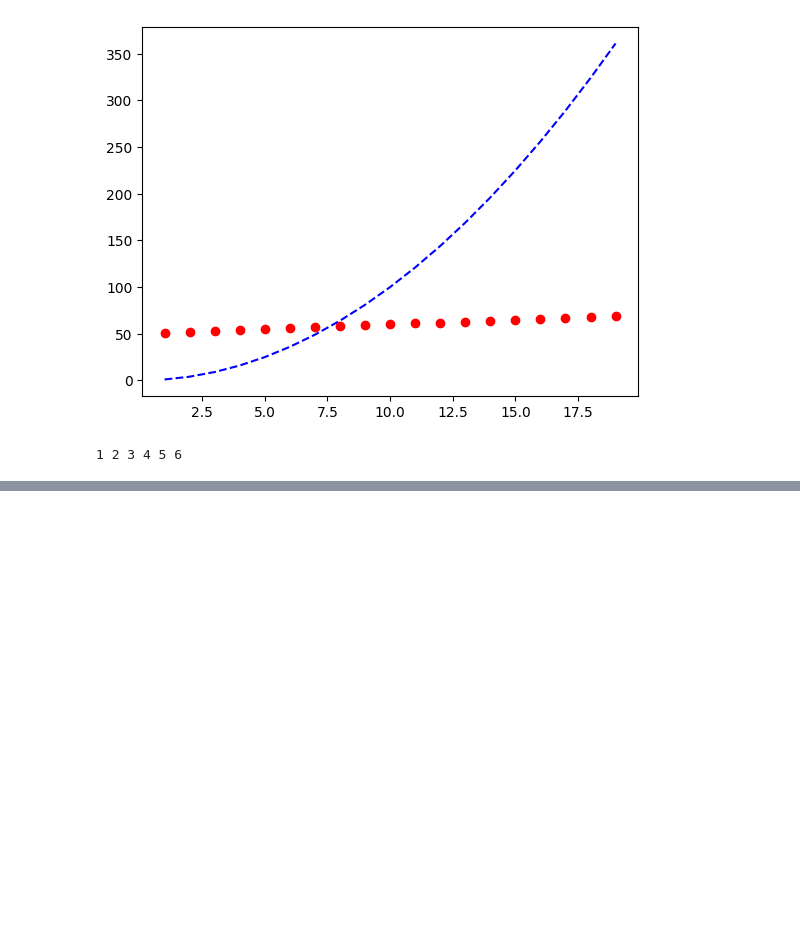
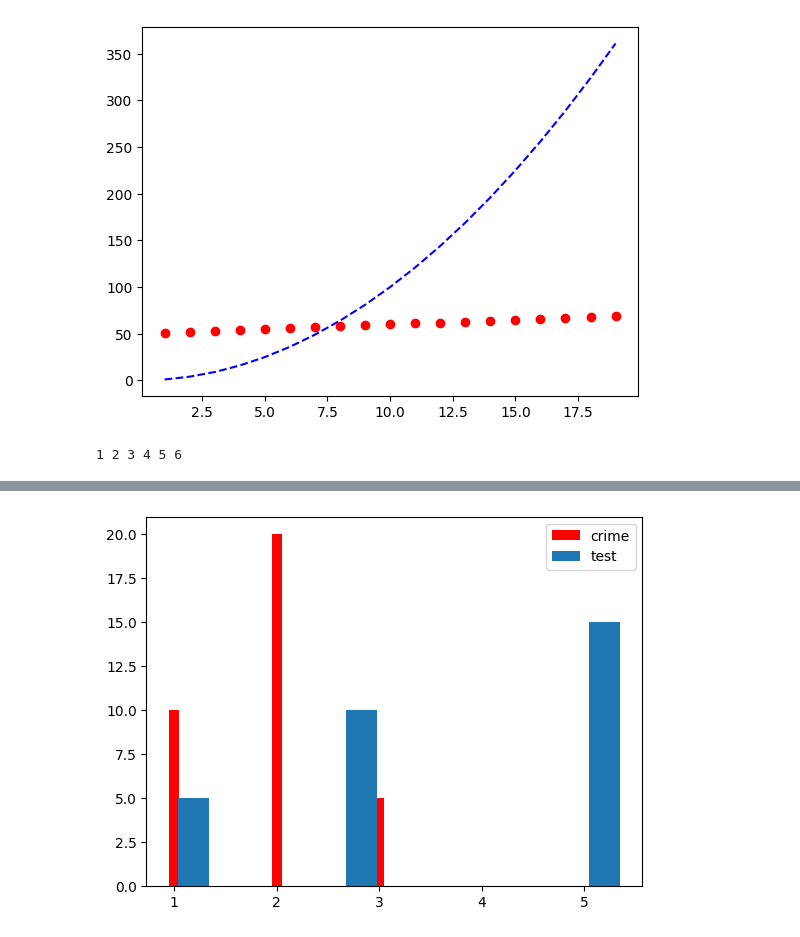
Before and after one commit to vinodlearning/PythonDSA, a Jupyter notebook: Data-Visulization.ipynb, the cells around one changed output, grey strips where cells are left out. Drawn from its saved outputs; the diff is of its cells as text; code cells hidden in the pictures; blank space fills up the shorter version.

```diff
--- a/Data-Visulization.ipynb
+++ b/Data-Visulization.ipynb
@@ -89,0 +119,7 @@ plt.plot(x,y,"r*",label='Starssss')
+# %%
+plt.bar([1,2,3],[10,20,5],width=0.1,color='r',label='crime')
+plt.bar(np.array([1.12,2,3])**1.5,[5,10,15],width=0.3,label="test")
+plt.legend()
+plt.show()
+# %% [output]
+[figure, added]
```
Also changed, not shown: parts of 16 cells of this notebook.
